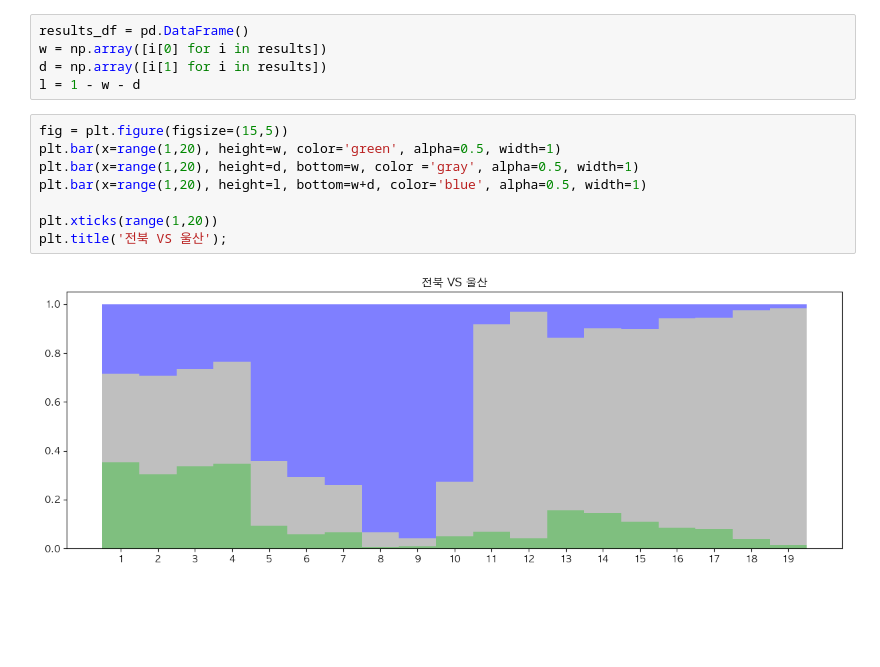
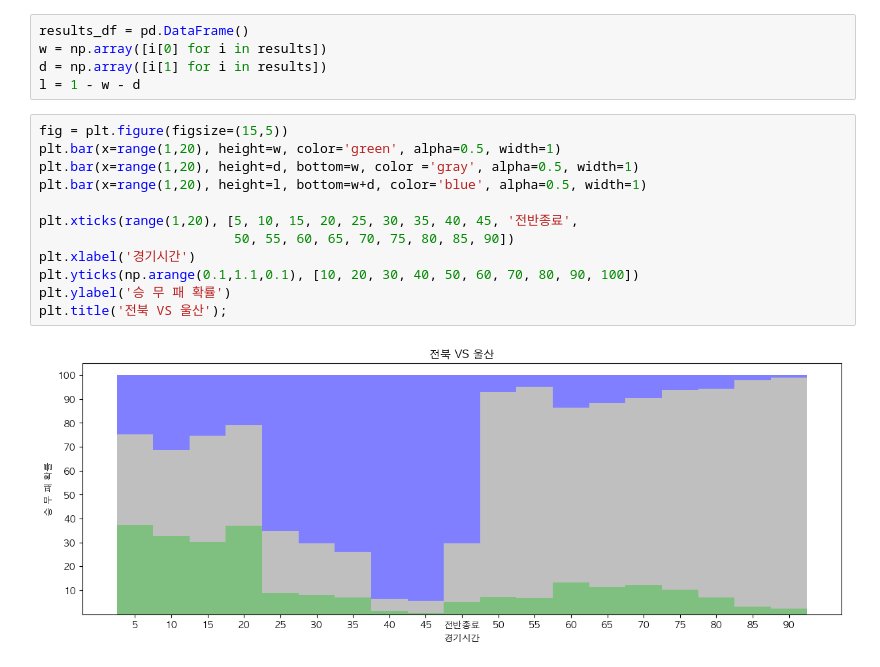
Before and after one commit to jmlee8939/K_league_in_game_win_probability_model, a Jupyter notebook: 4.Application.ipynb, the cells around one changed output. Drawn from its saved outputs; the diff is of its cells as text; blank space fills up the shorter version.

```diff
--- a/4.Application.ipynb
+++ b/4.Application.ipynb
@@ -224,10 +224,14 @@ l = 1 - w - d
 # %%
 fig = plt.figure(figsize=(15,5))
 plt.bar(x=range(1,20), height=w, color='green', alpha=0.5, width=1)
 plt.bar(x=range(1,20), height=d, bottom=w, color ='gray', alpha=0.5, width=1)
 plt.bar(x=range(1,20), height=l, bottom=w+d, color='blue', alpha=0.5, width=1)
 
-plt.xticks(range(1,20))
+plt.xticks(range(1,20), [5, 10, 15, 20, 25, 30, 35, 40, 45, '전반종료',
+                         50, 55, 60, 65, 70, 75, 80, 85, 90])
+plt.xlabel('경기시간')
+plt.yticks(np.arange(0.1,1.1,0.1), [10, 20, 30, 40, 50, 60, 70, 80, 90, 100])
+plt.ylabel('승 무 패 확률')
 plt.title('전북 VS 울산');
 # %% [output]
-[figure, old version]
+[figure, new version]
```
